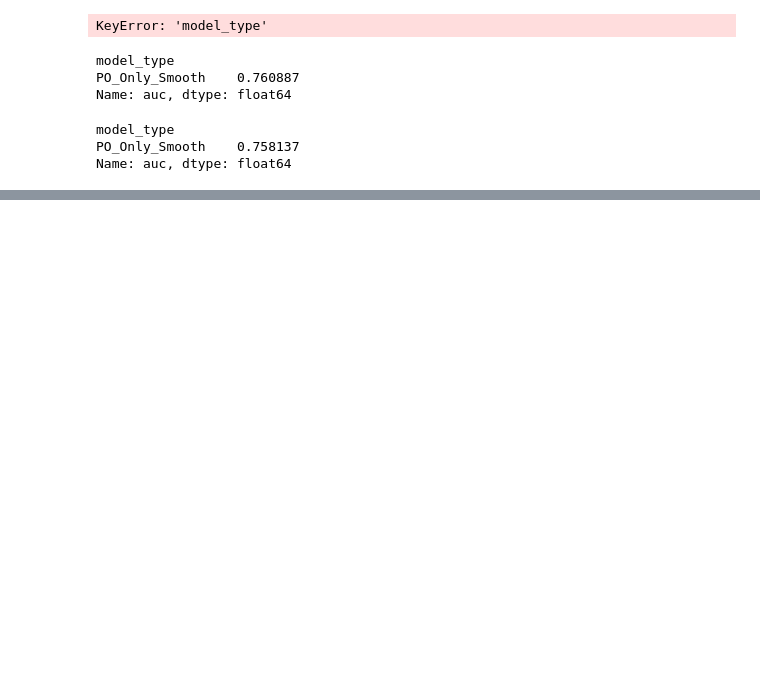
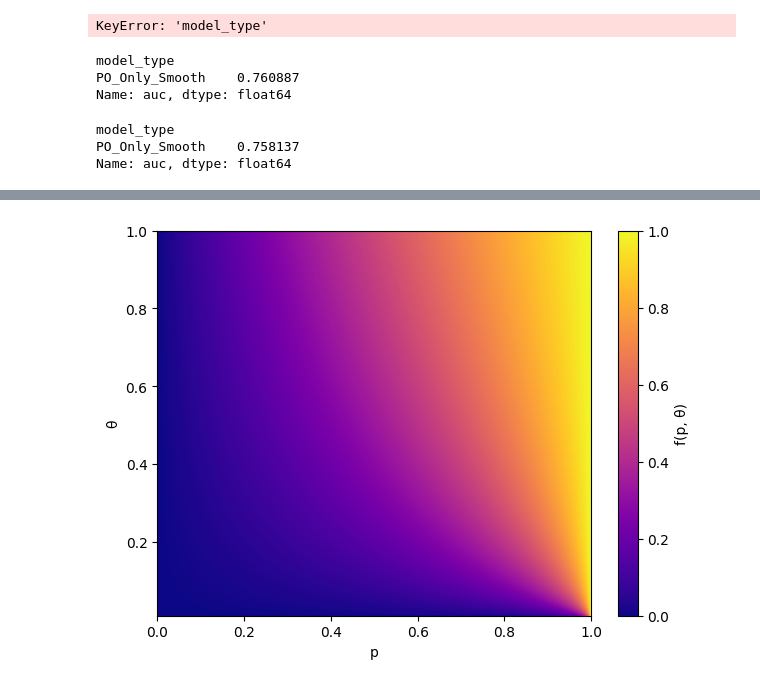
Before and after one commit to pabloubilla/data-integration-sdm, a Jupyter notebook: notebooks/02_dataintegration_results.ipynb, the cells around one changed output, grey strips where cells are left out. Cells and saved outputs as stored; diff of their text form; code cells hidden in the pictures; blank space fills up the shorter version.

```diff
--- a/notebooks/02_dataintegration_results.ipynb
+++ b/notebooks/02_dataintegration_results.ipynb
@@ -65,0 +101,25 @@ plt.legend()
+# %%
+import numpy as np
+import matplotlib.pyplot as plt
+
+p = np.linspace(0, 1, 200)
+theta = np.linspace(0.01, 1, 200)
+
+P, T = np.meshgrid(p, theta)
+Z = (P * T) / (1 - P + P * T)
+
+plt.figure(figsize=(7,5))
+plt.imshow(
+    Z,
+    origin="lower",
+    aspect="auto",
+    extent=[p.min(), p.max(), theta.min(), theta.max()],
+    cmap="plasma",
+)
+plt.colorbar(label="f(p, θ)")
+plt.xlabel("p")
+plt.ylabel("θ")
+# plt.title("Bayes-adjusted proba˚bility as a function of p and θ")
+plt.show()
+# %% [output]
+[figure, added]
```
Also changed, not shown: parts of 6 cells of this notebook, 6 other files.
